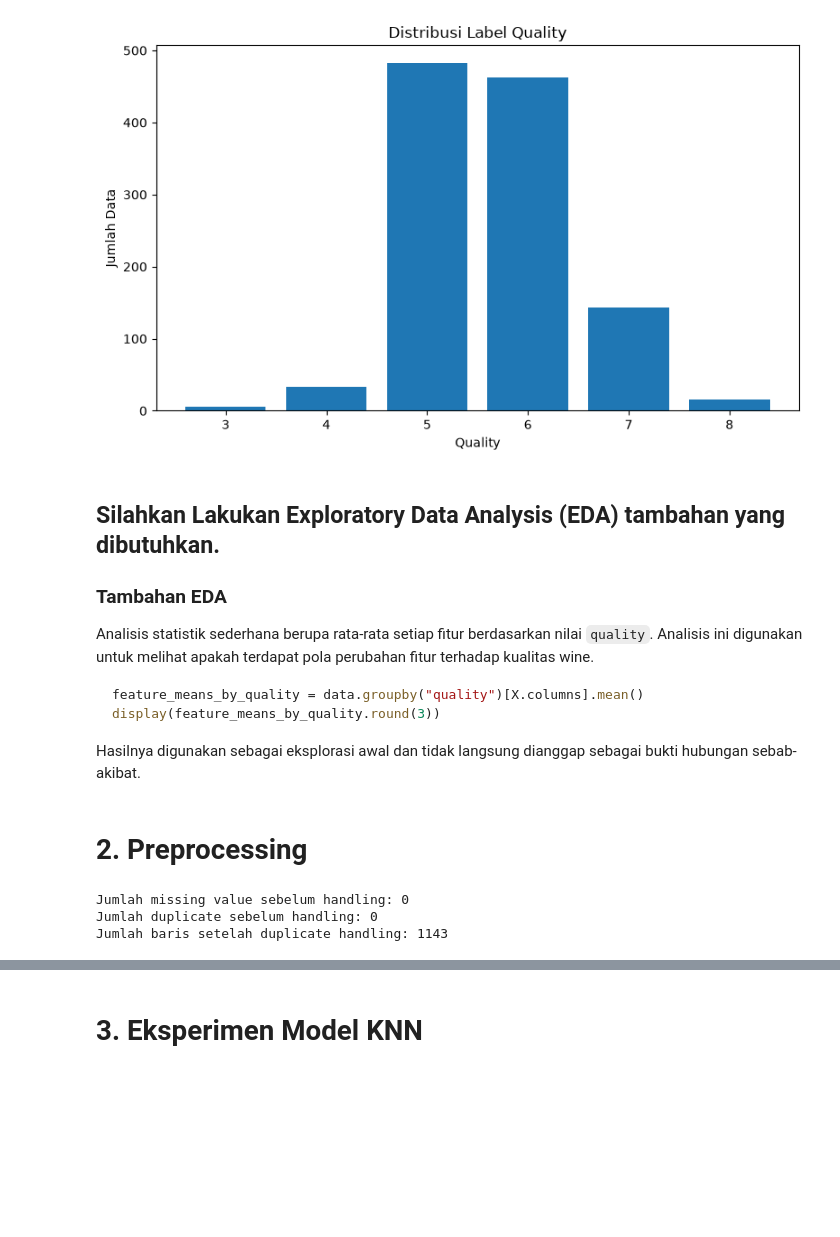
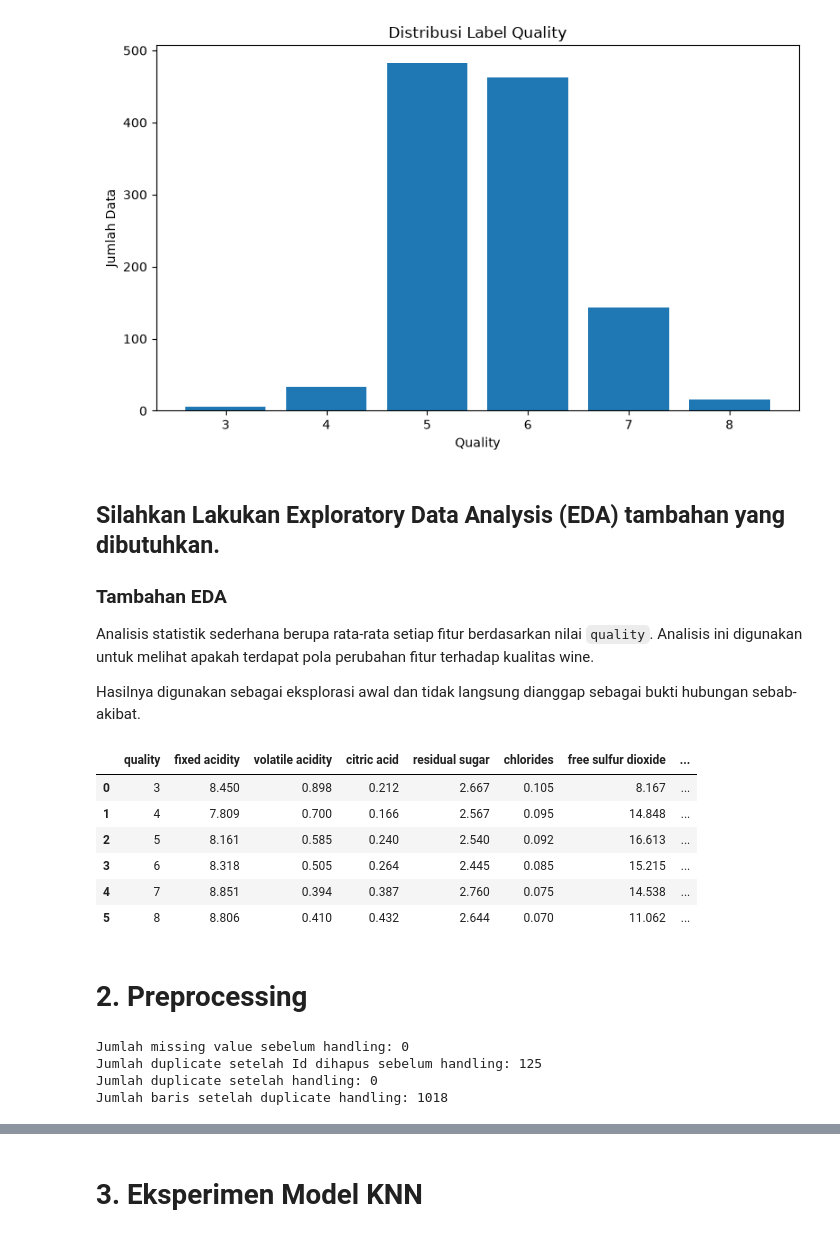
Before and after one commit to liuccio/Modul-Praktikum-ML, a Jupyter notebook: 1.Tugas_KNN/1_KNN_5054251037.ipynb, the cells around one changed output, grey strips where cells are left out. Cells and saved outputs as stored; diff of their text form; code cells hidden in the pictures; blank space fills up the shorter version.

````diff
--- a/1.Tugas_KNN/1_KNN_5054251037.ipynb
+++ b/1.Tugas_KNN/1_KNN_5054251037.ipynb
@@ -49,18 +49,22 @@ data.head()
 data.info()
 data.describe()
 
-! Cari fungsi-fungsi yang dapat digunakan untuk menampilkan informasi yang diinginkan.
+# ! Cari fungsi-fungsi yang dapat digunakan untuk menampilkan informasi yang diinginkan.
 
 print("Shape dataset:", data.shape)
 print("\nMissing values per kolom:")
 print(data.isnull().sum())
-print("\nJumlah duplikasi:", data.duplicated().sum())
+
+print("\nJumlah duplicate dengan Id:", data.duplicated().sum())
 
 # Id sebagai identifier
 target_column = "quality"
-drop_columns = ["quality", "Id"]
-X = data.drop(columns=drop_columns)
-y = data[target_column]
+data_without_id = data.drop(columns=["Id"]).copy()
+
+print("Jumlah duplicate setelah Id dihapus:", data_without_id.duplicated().sum())
+
+X = data_without_id.drop(columns=[target_column])
+y = data_without_id[target_column]
 
 print("\nDistribusi target quality:")
 print(y.value_counts().sort_index())
@@ -121,26 +123,41 @@ plt.show()
 ### Tambahan EDA
 Analisis statistik sederhana berupa rata-rata setiap fitur berdasarkan nilai `quality`. Analisis ini digunakan untuk melihat apakah terdapat pola perubahan fitur terhadap kualitas wine.
 
-```python
-feature_means_by_quality = data.groupby("quality")[X.columns].mean()
-display(feature_means_by_quality.round(3))
-```
-
 Hasilnya digunakan sebagai eksplorasi awal dan tidak langsung dianggap sebagai bukti hubungan sebab-akibat.
+# %%
+feature_means_by_quality = (
+    data.groupby("quality")[X.columns]
+    .mean()
+    .reset_index()
+)
+
+display(feature_means_by_quality.round(3))
+# %% [output]
+|  | quality | fixed acidity | volatile acidity | citric acid | residual sugar | chlorides | free sulfur dioxide | ... |
+| 0 | 3 | 8.450 | 0.898 | 0.212 | 2.667 | 0.105 | 8.167 | ... |
+| 1 | 4 | 7.809 | 0.700 | 0.166 | 2.567 | 0.095 | 14.848 | ... |
+| 2 | 5 | 8.161 | 0.585 | 0.240 | 2.540 | 0.092 | 16.613 | ... |
+| 3 | 6 | 8.318 | 0.505 | 0.264 | 2.445 | 0.085 | 15.215 | ... |
+| 4 | 7 | 8.851 | 0.394 | 0.387 | 2.760 | 0.075 | 14.538 | ... |
+| 5 | 8 | 8.806 | 0.410 | 0.432 | 2.644 | 0.070 | 11.062 | ... |
 # %% [markdown]
 # 2. Preprocessing
 # %%
 # NaN handling (drop, impute, etc.), duplicate handling, dan lain-lain.
 
 print("Jumlah missing value sebelum handling:", data.isnull().sum().sum())
-print("Jumlah duplicate sebelum handling:", data.duplicated().sum())
 
-data_clean = data.drop_duplicates().copy()
+data_clean = data.drop(columns=["Id"]).copy()
+print("Jumlah duplicate setelah Id dihapus sebelum handling:", data_clean.duplicated().sum())
+
+data_clean = data_clean.drop_duplicates().copy()
+print("Jumlah duplicate setelah handling:", data_clean.duplicated().sum())
 print("Jumlah baris setelah duplicate handling:", len(data_clean))
 # %% [output]
 Jumlah missing value sebelum handling: 0
-Jumlah duplicate sebelum handling: 0
-Jumlah baris setelah duplicate handling: 1143
+Jumlah duplicate setelah Id dihapus sebelum handling: 125
+Jumlah duplicate setelah handling: 0
+Jumlah baris setelah duplicate handling: 1018
 # %%
 # Periksa Outliers (jika diperlukan), misalnya menggunakan boxplot atau metode statistik lainnya. (Bisa dilakukan eksperimen dengan dan tanpa outlier untuk melihat perbedaan performa model)
 
````
Also changed, not shown: parts of 7 cells of this notebook.
